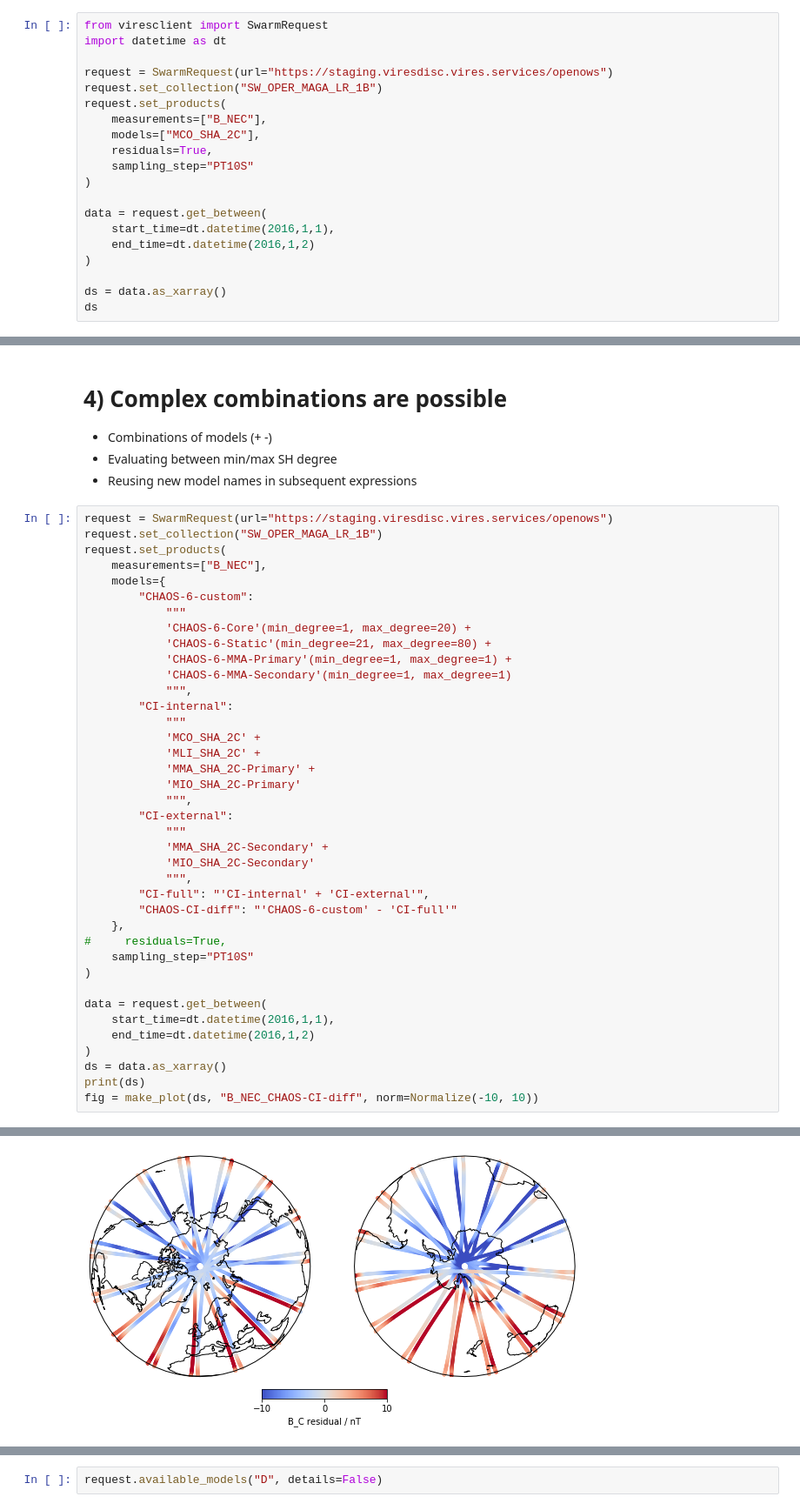
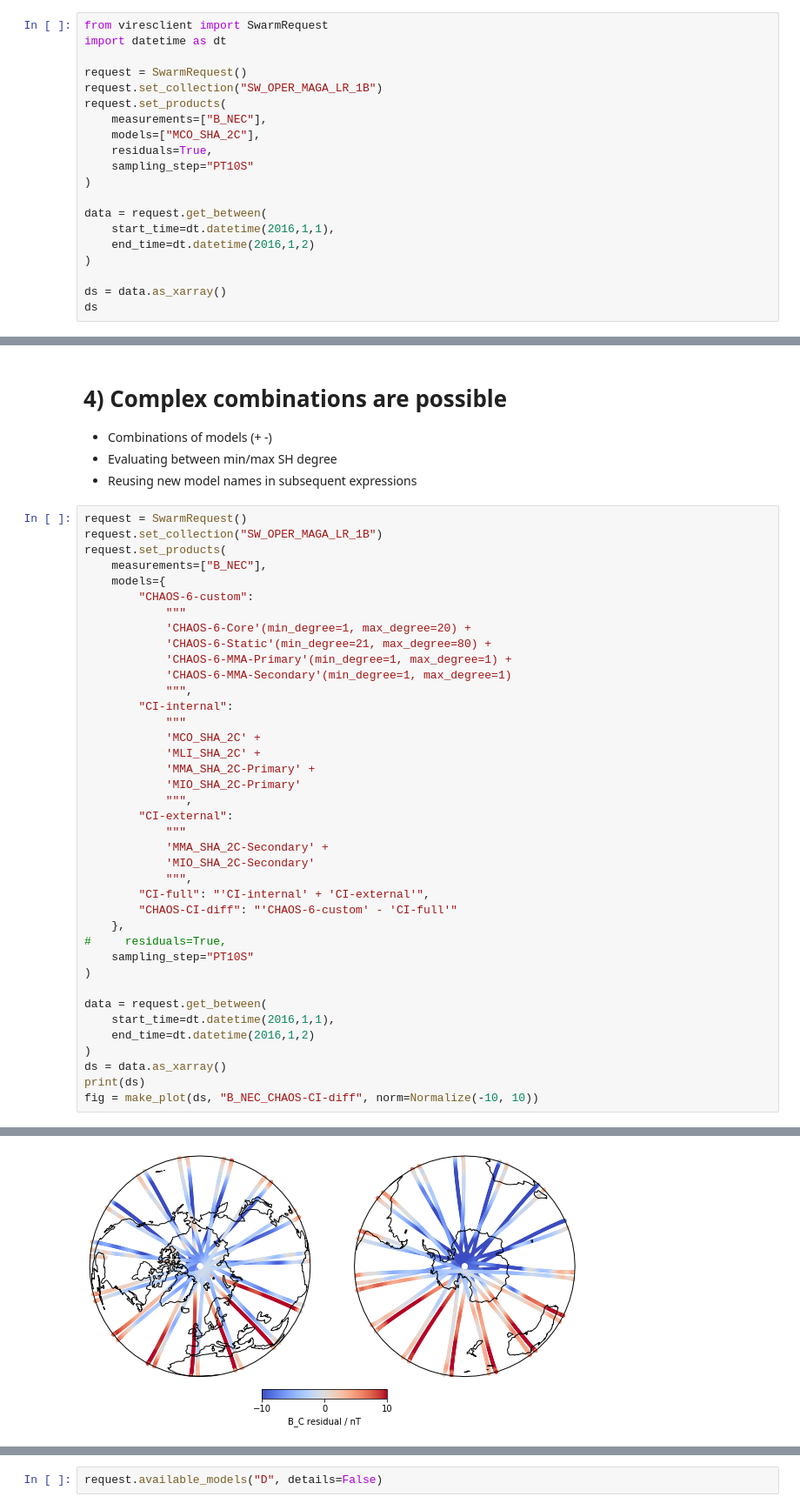
Before and after one commit to d-saturnino/viresclient_examples, a Jupyter notebook: model_residuals_and_cartopy.ipynb, the cells around one changed output, grey strips where cells are left out. Shown at 87% size. Drawn from its saved outputs; the diff is of its cells as text.

```diff
--- a/model_residuals_and_cartopy.ipynb
+++ b/model_residuals_and_cartopy.ipynb
@@ -18,7 +23,7 @@ Choose the `B_NEC` data and `MCO_SHA_2C` model, and request only the residuals (
 from viresclient import SwarmRequest
 import datetime as dt
 
-request = SwarmRequest(url="https://staging.viresdisc.vires.services/openows")
+request = SwarmRequest()
 request.set_collection("SW_OPER_MAGA_LR_1B")
 request.set_products(
     measurements=["B_NEC"],
@@ -244,7 +245,7 @@ custom_shc: None
 - Evaluating between min/max SH degree
 - Reusing new model names in subsequent expressions
 # %%
-request = SwarmRequest(url="https://staging.viresdisc.vires.services/openows")
+request = SwarmRequest()
 request.set_collection("SW_OPER_MAGA_LR_1B")
 request.set_products(
     measurements=["B_NEC"],
@@ -302,4 +303,4 @@ Data variables:
-[figure, old version]
+[figure, new version]
 # %% [markdown]
 # 5) Use in combination with a custom uploaded .shc model
 
```
Also changed, not shown: parts of 13 cells of this notebook.
